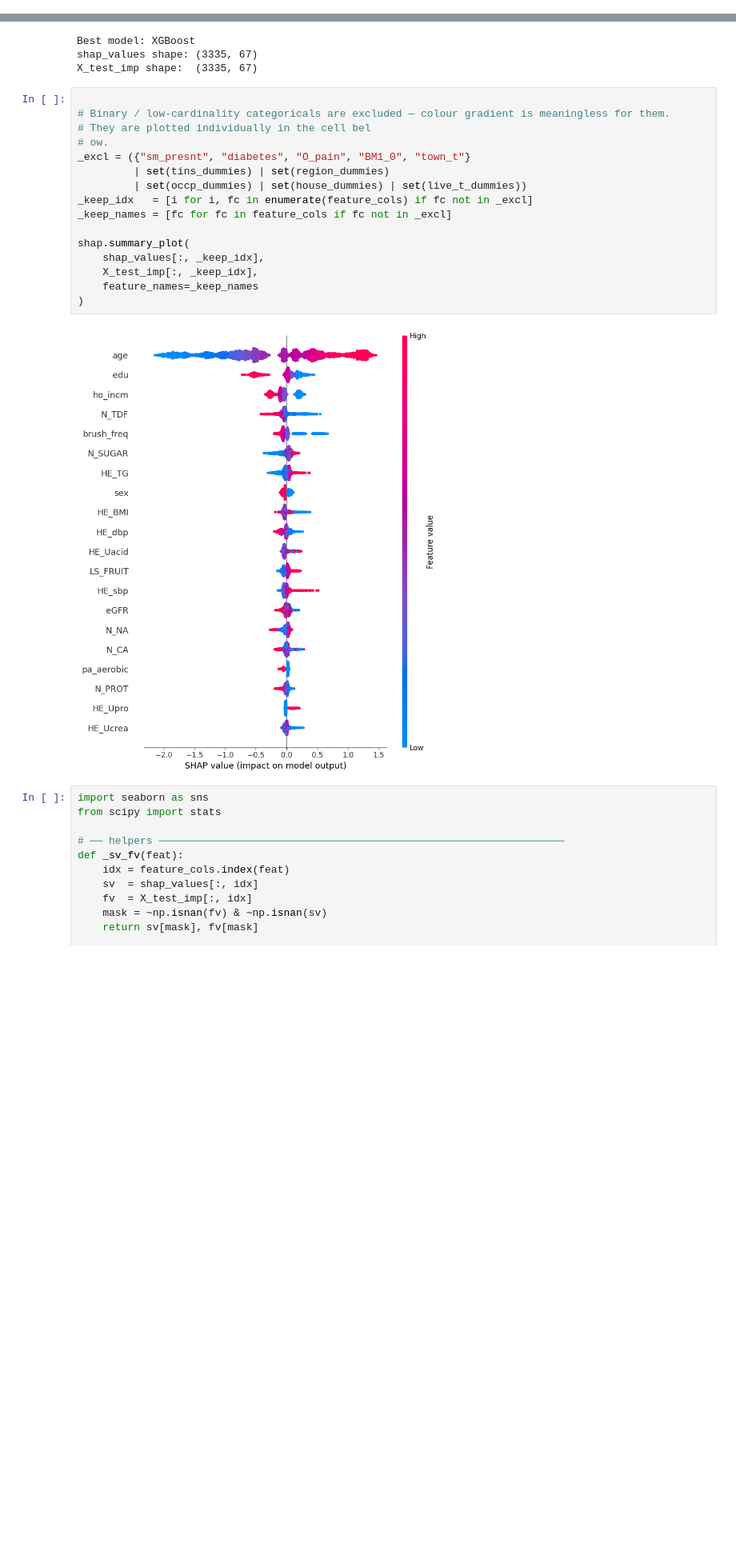
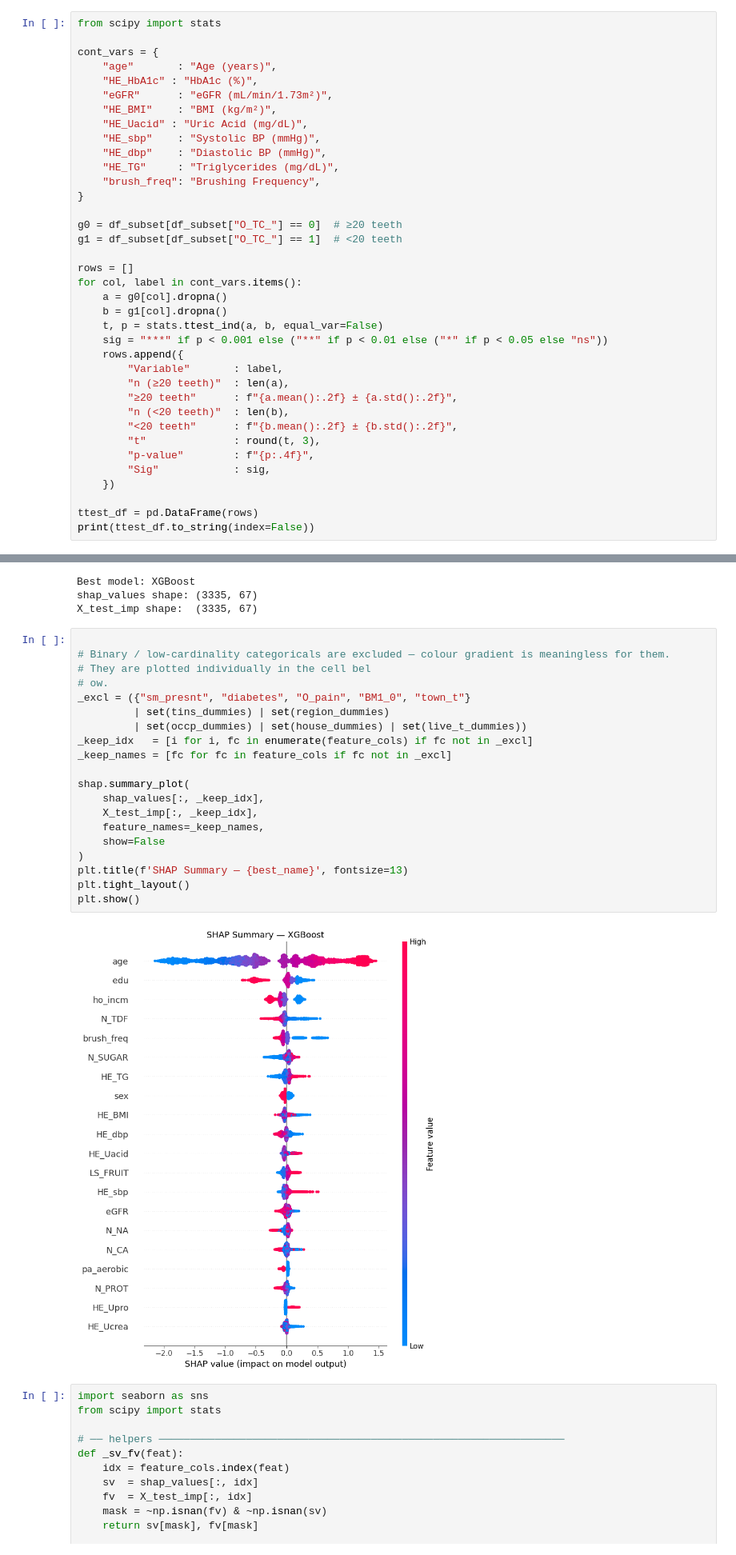
Before and after one commit to kimyonghan766/knhanes-tooth-loss-classifier, a Jupyter notebook: Main/final.ipynb, the cells around one changed output, grey strips where cells are left out. Shown at 80% size. Drawn from its saved outputs; the diff is of its cells as text; blank space fills up the shorter version.

```diff
--- a/Main/final.ipynb
+++ b/Main/final.ipynb
@@ -680,0 +689,37 @@ plt.show()
+# %%
+from scipy import stats
+
+cont_vars = {
+    "age"       : "Age (years)",
+    "HE_HbA1c" : "HbA1c (%)",
+    "eGFR"      : "eGFR (mL/min/1.73m²)",
+    "HE_BMI"    : "BMI (kg/m²)",
+    "HE_Uacid" : "Uric Acid (mg/dL)",
+    "HE_sbp"    : "Systolic BP (mmHg)",
+    "HE_dbp"    : "Diastolic BP (mmHg)",
+    "HE_TG"     : "Triglycerides (mg/dL)",
+    "brush_freq": "Brushing Frequency",
+}
+
+g0 = df_subset[df_subset["O_TC_"] == 0]  # ≥20 teeth
+g1 = df_subset[df_subset["O_TC_"] == 1]  # <20 teeth
+
+rows = []
+for col, label in cont_vars.items():
+    a = g0[col].dropna()
+    b = g1[col].dropna()
+    t, p = stats.ttest_ind(a, b, equal_var=False)
+    sig = "***" if p < 0.001 else ("**" if p < 0.01 else ("*" if p < 0.05 else "ns"))
+    rows.append({
+        "Variable"       : label,
+        "n (≥20 teeth)"  : len(a),
+        "≥20 teeth"      : f"{a.mean():.2f} ± {a.std():.2f}",
+        "n (<20 teeth)"  : len(b),
+        "<20 teeth"      : f"{b.mean():.2f} ± {b.std():.2f}",
+        "t"              : round(t, 3),
+        "p-value"        : f"{p:.4f}",
+        "Sig"            : sig,
+    })
+
+ttest_df = pd.DataFrame(rows)
+print(ttest_df.to_string(index=False))
@@ -1301,21 +1520,25 @@ X_test_imp shape:  (3335, 67)
 # %%
 
 # Binary / low-cardinality categoricals are excluded — colour gradient is meaningless for them.
 # They are plotted individually in the cell bel
 # ow.
 _excl = ({"sm_presnt", "diabetes", "O_pain", "BM1_0", "town_t"}
          | set(tins_dummies) | set(region_dummies)
          | set(occp_dummies) | set(house_dummies) | set(live_t_dummies))
 _keep_idx   = [i for i, fc in enumerate(feature_cols) if fc not in _excl]
 _keep_names = [fc for fc in feature_cols if fc not in _excl]
 
 shap.summary_plot(
     shap_values[:, _keep_idx],
     X_test_imp[:, _keep_idx],
-    feature_names=_keep_names
+    feature_names=_keep_names,
+    show=False
 )
+plt.title(f'SHAP Summary — {best_name}', fontsize=13)
+plt.tight_layout()
+plt.show()
 # %% [output]
-[figure, old version]
+[figure, new version]
 # %%
 import seaborn as sns
 from scipy import stats
```
Also changed, not shown: parts of 10 cells of this notebook, 5 other files.
